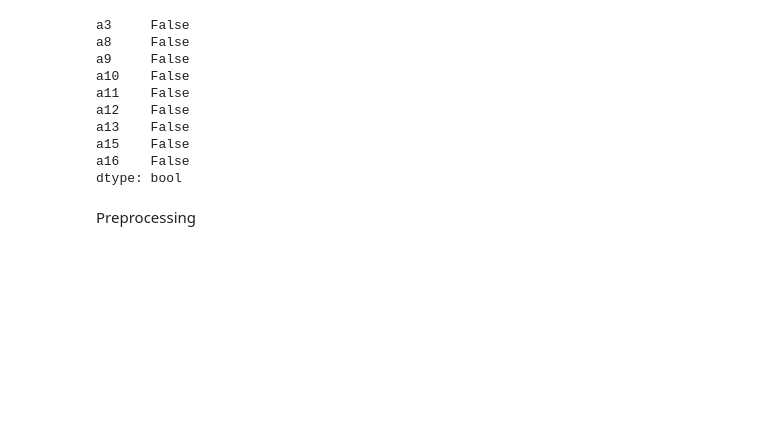
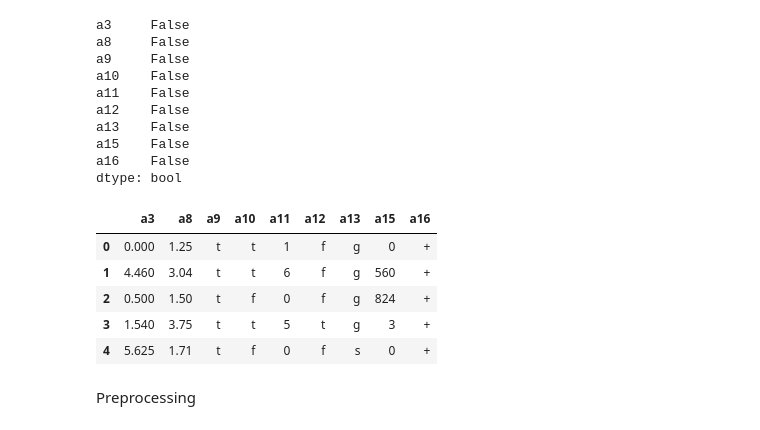
Before and after one commit to ChonChanokAng/BSC_DPDM23, a Jupyter notebook: Classification.ipynb, the cells around one changed output. Cells and saved outputs as stored; diff of their text form; code cells hidden in the pictures; blank space fills up the shorter version.

```diff
--- a/Classification.ipynb
+++ b/Classification.ipynb
@@ -85,6 +85,15 @@ a13    False
 a15    False
 a16    False
 dtype: bool
+# %%
+credit.head()
+# %% [output]
+|  | a3 | a8 | a9 | a10 | a11 | a12 | a13 | a15 | a16 |
+| 0 | 0.000 | 1.25 | t | t | 1 | f | g | 0 | + |
+| 1 | 4.460 | 3.04 | t | t | 6 | f | g | 560 | + |
+| 2 | 0.500 | 1.50 | t | f | 0 | f | g | 824 | + |
+| 3 | 1.540 | 3.75 | t | t | 5 | t | g | 3 | + |
+| 4 | 5.625 | 1.71 | t | f | 0 | f | s | 0 | + |
 # %% [markdown]
 Preprocessing
 # %%
```
Also changed, not shown: parts of 16 cells of this notebook.
